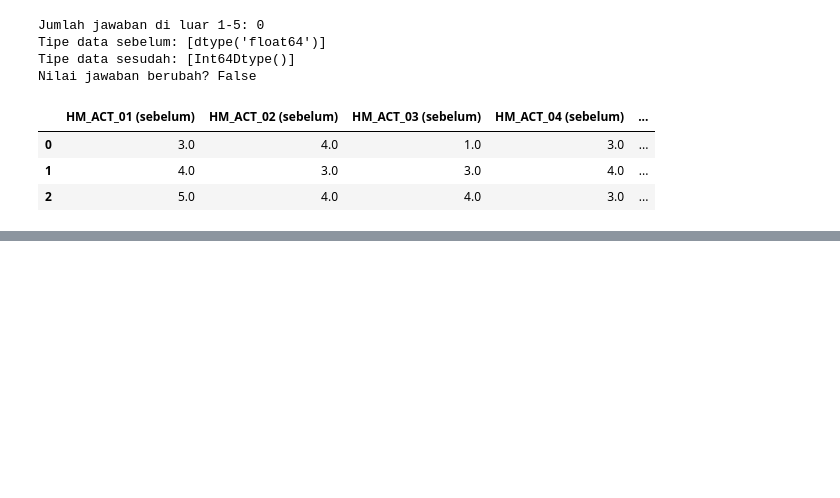
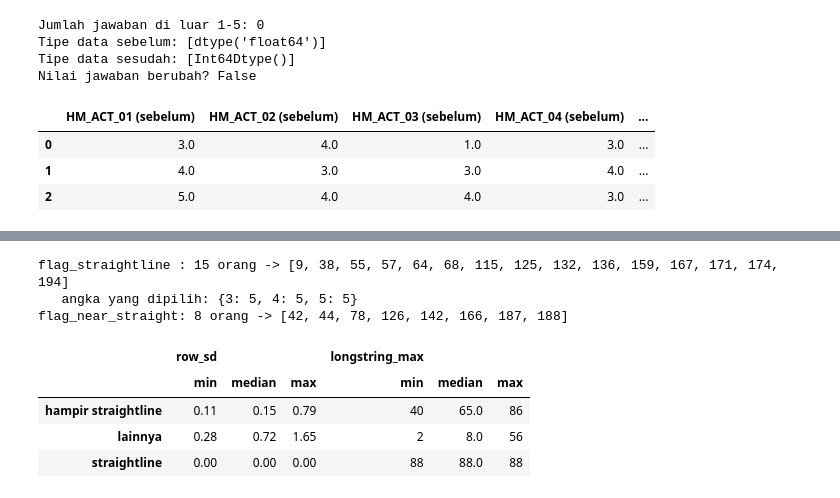
Before and after one commit to edwardchristi4n/machine_learning_exam, a Jupyter notebook: notebook/KelpAdam_UTS_DataPreparation_EDA.ipynb, the cells around one changed output, grey strips where cells are left out. Drawn from its saved outputs; the diff is of its cells as text; code cells hidden in the pictures; blank space fills up the shorter version.

```diff
--- a/notebook/KelpAdam_UTS_DataPreparation_EDA.ipynb
+++ b/notebook/KelpAdam_UTS_DataPreparation_EDA.ipynb
@@ -843,0 +1141,44 @@ Nilai jawaban berubah? False
+# %%
+def longstring(jawaban):
+    """Panjang deretan jawaban sama yang berurutan paling panjang."""
+    terpanjang = sekarang = 1
+    for a, b in zip(jawaban[:-1], jawaban[1:]):
+        sekarang = sekarang + 1 if a == b else 1
+        terpanjang = max(terpanjang, sekarang)
+    return terpanjang
+
+L = df[LIKERT_COLS]
+
+# 1) Indikator pola jawaban per responden
+df["row_sd"]         = L.astype(float).std(axis=1).round(3)          # 0 = semua jawaban sama
+df["longstring_max"] = L.apply(lambda r: longstring(r.to_numpy()), axis=1)
+jawaban_terbanyak    = L.apply(lambda r: r.value_counts().iloc[0], axis=1)
+
+# 2) Flag (tanda), bukan penghapusan
+df["flag_straightline"]  = L.nunique(axis=1).eq(1)                    # 88 dari 88 sama
+df["flag_near_straight"] = ~df["flag_straightline"] & (jawaban_terbanyak >= 84)   # 84-87 sama
+
+sl   = df.loc[df["flag_straightline"]]
+near = df.loc[df["flag_near_straight"]]
+print("flag_straightline :", len(sl), "orang ->", sl["ID"].tolist())
+print("   angka yang dipilih:", {int(k): int(v) for k, v in sl[LIKERT_COLS[0]].value_counts().sort_index().items()})
+print("flag_near_straight:", len(near), "orang ->", near["ID"].tolist())
+
+# 3) Bandingkan indikator: straightliner vs hampir vs lainnya
+kelompok = np.select([df["flag_straightline"], df["flag_near_straight"]],
+                     ["straightline", "hampir straightline"], "lainnya")
+display(df.groupby(kelompok)[["row_sd", "longstring_max"]].agg(["min", "median", "max"]).round(2))
+
+# 4) Catat ke cleaning log
+catat("C9", "Tambah kolom flag kualitas jawaban (tidak menghapus)",
+      "Straightlining = jawaban identik pada pernyataan yang saling berlawanan; dipertahankan dengan flag",
+      len(df), len(df), f"flag_straightline: {len(sl)} | flag_near_straight: {len(near)}")
+# %% [output]
+flag_straightline : 15 orang -> [9, 38, 55, 57, 64, 68, 115, 125, 132, 136, 159, 167, 171, 174, 194]
+   angka yang dipilih: {3: 5, 4: 5, 5: 5}
+flag_near_straight: 8 orang -> [42, 44, 78, 126, 142, 166, 187, 188]
+|  | row_sd |  |  | longstring_max |  |  |
+|  | min | median | max | min | median | max |
+| hampir straightline | 0.11 | 0.15 | 0.79 | 40 | 65.0 | 86 |
+| lainnya | 0.28 | 0.72 | 1.65 | 2 | 8.0 | 56 |
+| straightline | 0.00 | 0.00 | 0.00 | 88 | 88.0 | 88 |
```
Also changed, not shown: parts of 29 cells of this notebook, 4 other files.
